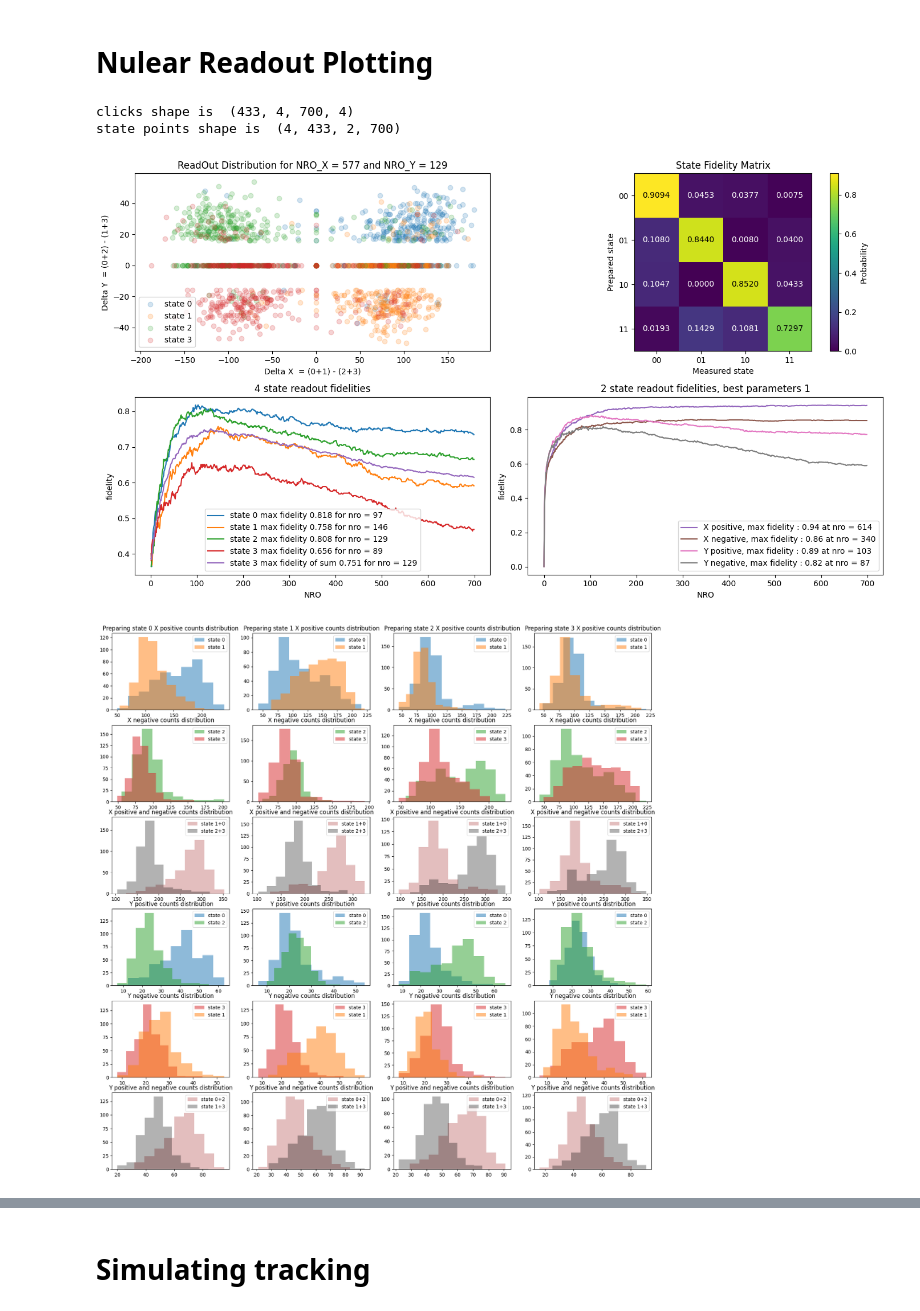
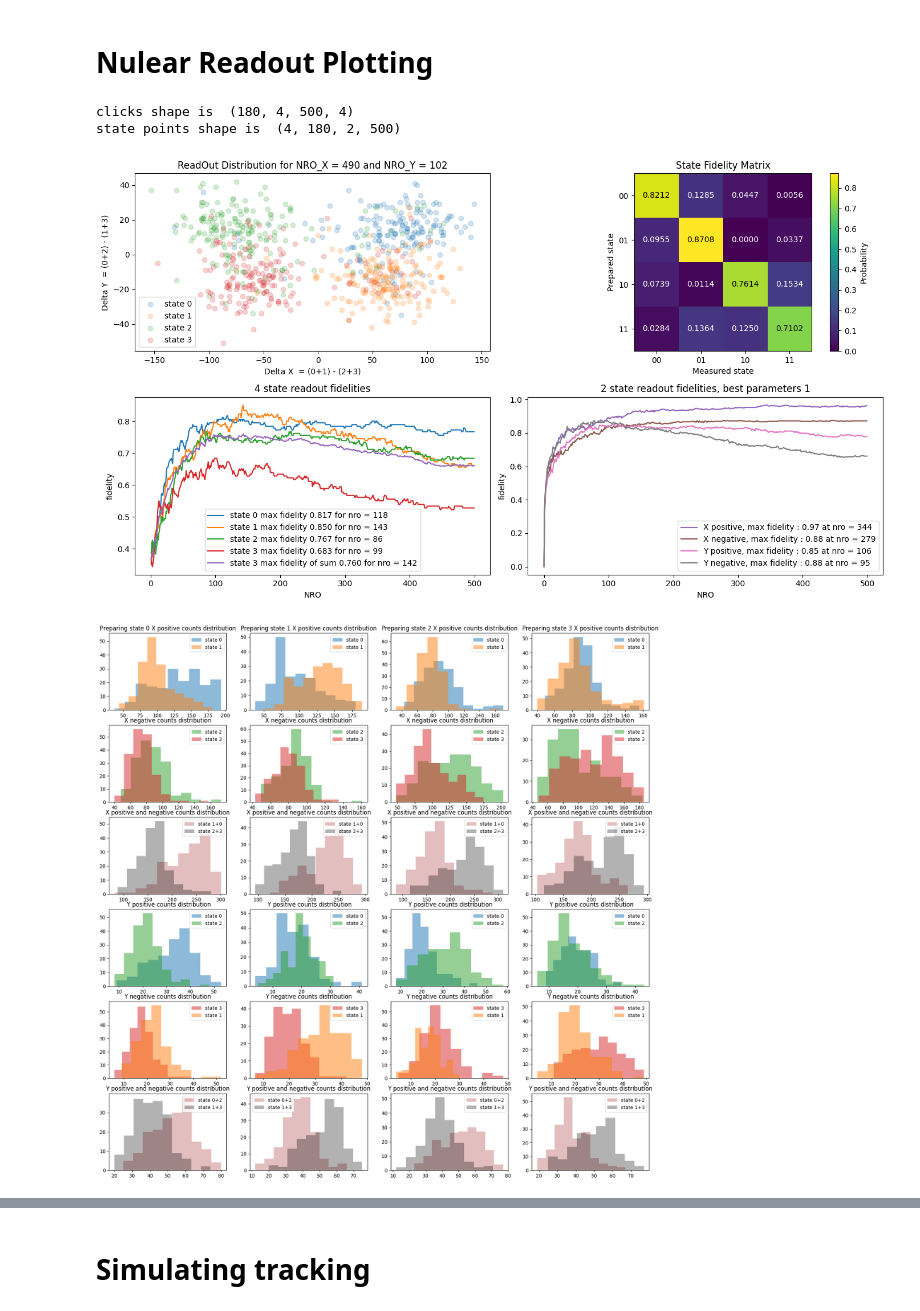
Before and after one commit to leonmyk/Spectroscopy_Hamiltonian_fitter-, a Jupyter notebook: plotting.ipynb, the cells around one changed output, grey strips where cells are left out. Drawn from its saved outputs; the diff is of its cells as text; code cells hidden in the pictures.

```diff
--- a/plotting.ipynb
+++ b/plotting.ipynb
@@ -488,9 +488,11 @@ def Get_Centers_and_labels(states_points):
 Get_Centers_and_labels(states_points)
 # %% [markdown]
 # Nulear Readout Plotting
+# %%
+names = ['20260313235440__NuclearReadout_With_tracking_XY_read_out.hdf5','20260313223620__NuclearReadout_With_tracking_XY_read_out.hdf5','20260313122250__NuclearReadout_With_tracking_XY_read_out.hdf5','20260314203749__NuclearReadout_With_tracking_XY_read_out.hdf5','20260316000131__NuclearReadout_With_tracking_XY_read_out.hdf5' ]
 # %%
 dirpath = 'Z:/SPIN-001/Run2 [BFp4]/NuclearReadout_With_tracking_XY_read_out/'
-filename = '20260316000131__NuclearReadout_With_tracking_XY_read_out.hdf5'
+filename = names[1]
 signal = load_h5_to_dic(dirpath + filename)[0]
 # %%
 import matplotlib.colors as mcolors
@@ -636,8 +638,8 @@ def Plot_State_prep_matrix2(labels,ax):
 
     ax.set_aspect("equal")
 # %%
-nro_delta_x = 577
-nro_delta_y = 129
+nro_delta_x = 490
+nro_delta_y = 102
 figs = []
 
 
@@ -676,8 +678,8 @@ for prepped_state in [0,1,2,3]:
     delta_X[prepped_state] = dx_nro[:,:nro_delta_x].sum(1)
     delta_Y[prepped_state] = dy_nro[:,:nro_delta_y].sum(1)
 
-    delta_X[prepped_state,:] = np.where(np.abs(delta_X[prepped_state,:])>15,delta_X[prepped_state,:],0)
-    delta_Y[prepped_state,:] = np.where(np.abs(delta_Y[prepped_state,:])>15,delta_Y[prepped_state,:],0)
+    # delta_X[prepped_state,:] = np.where(np.abs(delta_X[prepped_state,:])>5,delta_X[prepped_state,:],0)
+    # delta_Y[prepped_state,:] = np.where(np.abs(delta_Y[prepped_state,:])>5,delta_Y[prepped_state,:],0)
 
     ax[0,0].scatter(delta_X[prepped_state,:],delta_Y[prepped_state,:],label = f'state {prepped_state}',alpha = 0.2)
 
@@ -799,36 +801,36 @@ for i,prepped_state in enumerate([0,1,2,3]):
 
     _ax[1,i].hist(clicksX[:,prepped_state,:nro_delta_x,2].sum(1),alpha = 0.5,color = colors[2],label = 'state 2')
     _ax[1,i].hist(clicksX[:,prepped_state,:nro_delta_x,3].sum(1), alpha = 0.5,color = colors[3],label = 'state 3')
     _ax[1,i].set_title('X negative counts distribution')
     _ax[1,i].legend()
 
     _ax[2,i].hist(clicksX[:,prepped_state,:nro_delta_x,0].sum(1) + clicksX[:,prepped_state,:nro_delta_x,1].sum(1),color = 'brown',alpha = 0.3,label = 'state 1+0')
     _ax[2,i].hist(clicksX[:,prepped_state,:nro_delta_x,2].sum(1) + clicksX[:,prepped_state,:nro_delta_x,3].sum(1),color = 'black', alpha = 0.3,label = 'state 2+3')
     _ax[2,i].set_title('X positive and negative counts distribution')
     _ax[2,i].legend()
 
 
     _ax[3,i].hist(clicksX[:,prepped_state,:nro_delta_y,0].sum(1),alpha = 0.5,color = colors[0],label = 'state 0')
     _ax[3,i].hist(clicksX[:,prepped_state,:nro_delta_y,2].sum(1), alpha = 0.5,color = colors[2],label = 'state 2')
     _ax[3,i].set_title(f' Y positive counts distribution')
     _ax[3,i].legend()
 
     _ax[4,i].hist(clicksX[:,prepped_state,:nro_delta_y,3].sum(1),alpha = 0.5,color = colors[3],label = 'state 3')
     _ax[4,i].hist(clicksX[:,prepped_state,:nro_delta_y,1].sum(1), alpha = 0.5,color = colors[1],label = 'state 1')
     _ax[4,i].set_title('Y negative counts distribution')
     _ax[4,i].legend()
 
     _ax[5,i].hist(clicksX[:,prepped_state,:nro_delta_y,0].sum(1) + clicksX[:,prepped_state,:nro_delta_y,2].sum(1),color = 'brown',alpha = 0.3,label = 'state 0+2')
     _ax[5,i].hist(clicksX[:,prepped_state,:nro_delta_y,3].sum(1) + clicksX[:,prepped_state,:nro_delta_y,1].sum(1),color = 'black', alpha = 0.3,label = 'state 1+3')
     _ax[5,i].set_title('Y positive and negative counts distribution')
     _ax[5,i].legend()
 
 
 figs.append(fig2)
 # %% [output]
-clicks shape is  (433, 4, 700, 4)
-state points shape is  (4, 433, 2, 700)
+clicks shape is  (180, 4, 500, 4)
+state points shape is  (4, 180, 2, 500)
-[figure, old version]
+[figure, new version]
-[figure, old version]
+[figure, new version]
 # %%
 
```
Also changed, not shown: parts of 1 cell of this notebook, 5 other files.
